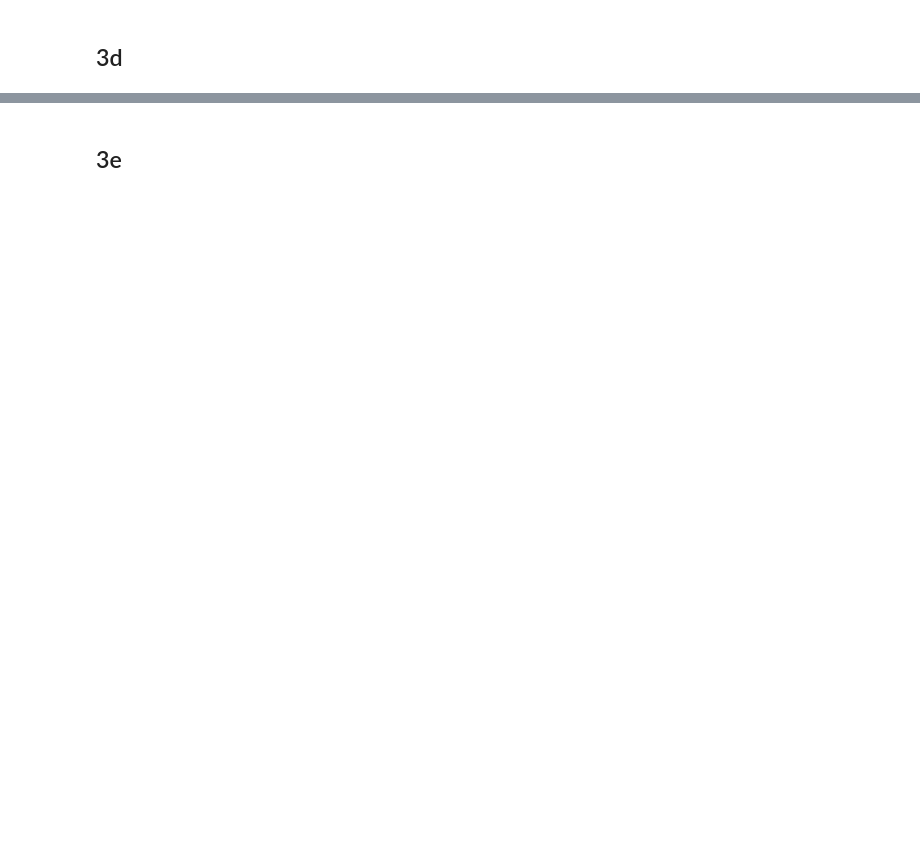
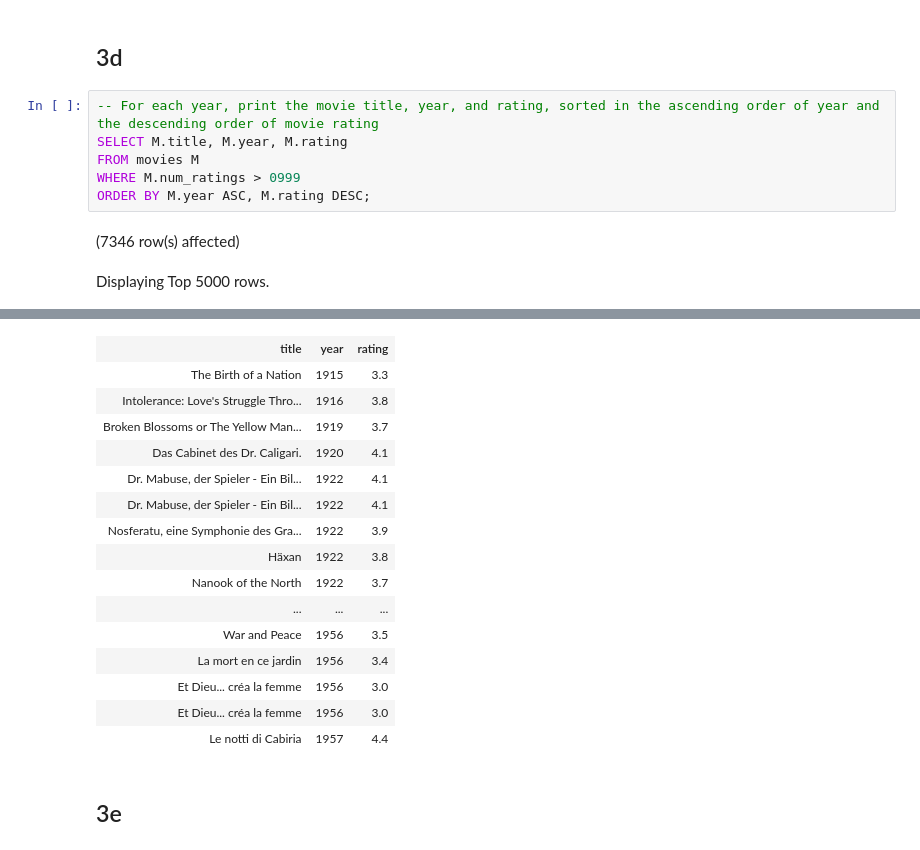
Before and after one commit to po-trottier/concordia-data-systems, a Jupyter notebook: Phase1/project_notebook.ipynb, the cells around one changed output, grey strips where cells are left out. Drawn from its saved outputs; the diff is of its cells as text; blank space fills up the shorter version.

```diff
--- a/Phase1/project_notebook.ipynb
+++ b/Phase1/project_notebook.ipynb
@@ -79,2 +152,11 @@ COPY tags FROM '/srv/soen363/phase1/tags.dat';
 # %% [markdown]
 ## 3d
+# %%
+-- For each year, print the movie title, year, and rating, sorted in the ascending order of year and the descending order of movie rating
+SELECT M.title, M.year, M.rating
+FROM movies M
+WHERE M.num_ratings > 0999
+ORDER BY M.year ASC, M.rating DESC;
+# %% [output]
+(7346 row(s) affected)
+Displaying Top 5000 rows.
@@ -81,2 +164,18 @@ COPY tags FROM '/srv/soen363/phase1/tags.dat';
+| title | year | rating |
+| The Birth of a Nation | 1915 | 3.3 |
+| Intolerance: Love's Struggle Thro... | 1916 | 3.8 |
+| Broken Blossoms or The Yellow Man... | 1919 | 3.7 |
+| Das Cabinet des Dr. Caligari. | 1920 | 4.1 |
+| Dr. Mabuse, der Spieler - Ein Bil... | 1922 | 4.1 |
+| Dr. Mabuse, der Spieler - Ein Bil... | 1922 | 4.1 |
+| Nosferatu, eine Symphonie des Gra... | 1922 | 3.9 |
+| Häxan | 1922 | 3.8 |
+| Nanook of the North | 1922 | 3.7 |
+| ... | ... | ... |
+| War and Peace | 1956 | 3.5 |
+| La mort en ce jardin | 1956 | 3.4 |
+| Et Dieu... créa la femme | 1956 | 3.0 |
+| Et Dieu... créa la femme | 1956 | 3.0 |
+| Le notti di Cabiria | 1957 | 4.4 |
 # %% [markdown]
 ## 3e
```
Also changed, not shown: parts of 16 cells of this notebook.
